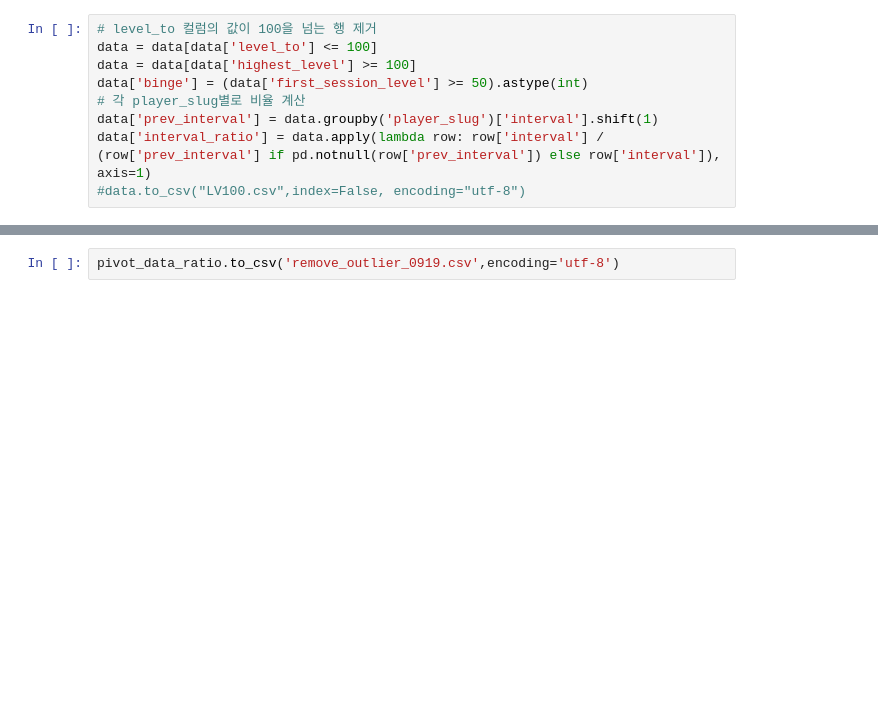
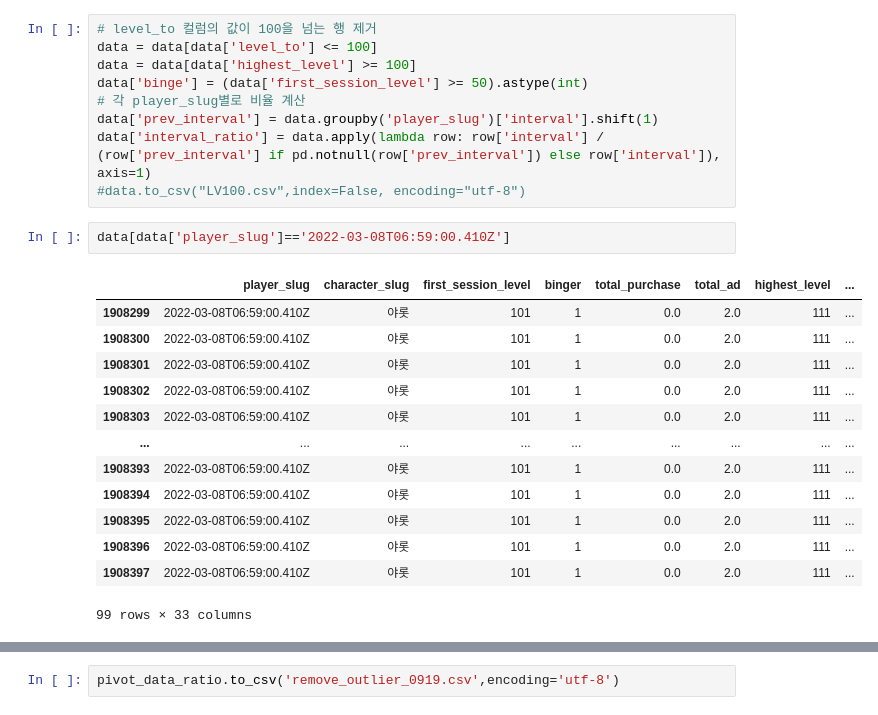
Before and after one commit to sunwo0ng/Binge, a Jupyter notebook: Paper_work/0919_synthetic_topoutlier.ipynb, the cells around one changed output, grey strips where cells are left out. Drawn from its saved outputs; the diff is of its cells as text; blank space fills up the shorter version.

```diff
--- a/Paper_work/0919_synthetic_topoutlier.ipynb
+++ b/Paper_work/0919_synthetic_topoutlier.ipynb
@@ -15,5 +15,21 @@ data['binge'] = (data['first_session_level'] >= 50).astype(int)
 data['prev_interval'] = data.groupby('player_slug')['interval'].shift(1)
 data['interval_ratio'] = data.apply(lambda row: row['interval'] / (row['prev_interval'] if pd.notnull(row['prev_interval']) else row['interval']), axis=1)
 #data.to_csv("LV100.csv",index=False, encoding="utf-8")
+# %%
+data[data['player_slug']=='2022-03-08T06:59:00.410Z']
+# %% [output]
+|  | player_slug | character_slug | first_session_level | binger | total_purchase | total_ad | highest_level | ... |
+| 1908299 | 2022-03-08T06:59:00.410Z | 야롯 | 101 | 1 | 0.0 | 2.0 | 111 | ... |
+| 1908300 | 2022-03-08T06:59:00.410Z | 야롯 | 101 | 1 | 0.0 | 2.0 | 111 | ... |
+| 1908301 | 2022-03-08T06:59:00.410Z | 야롯 | 101 | 1 | 0.0 | 2.0 | 111 | ... |
+| 1908302 | 2022-03-08T06:59:00.410Z | 야롯 | 101 | 1 | 0.0 | 2.0 | 111 | ... |
+| 1908303 | 2022-03-08T06:59:00.410Z | 야롯 | 101 | 1 | 0.0 | 2.0 | 111 | ... |
+| ... | ... | ... | ... | ... | ... | ... | ... | ... |
+| 1908393 | 2022-03-08T06:59:00.410Z | 야롯 | 101 | 1 | 0.0 | 2.0 | 111 | ... |
+| 1908394 | 2022-03-08T06:59:00.410Z | 야롯 | 101 | 1 | 0.0 | 2.0 | 111 | ... |
+| 1908395 | 2022-03-08T06:59:00.410Z | 야롯 | 101 | 1 | 0.0 | 2.0 | 111 | ... |
+| 1908396 | 2022-03-08T06:59:00.410Z | 야롯 | 101 | 1 | 0.0 | 2.0 | 111 | ... |
+| 1908397 | 2022-03-08T06:59:00.410Z | 야롯 | 101 | 1 | 0.0 | 2.0 | 111 | ... |
+99 rows × 33 columns
 # %%
 #Remove odd ratio data
```
Also changed, not shown: parts of 17 cells of this notebook, 5 other files.
